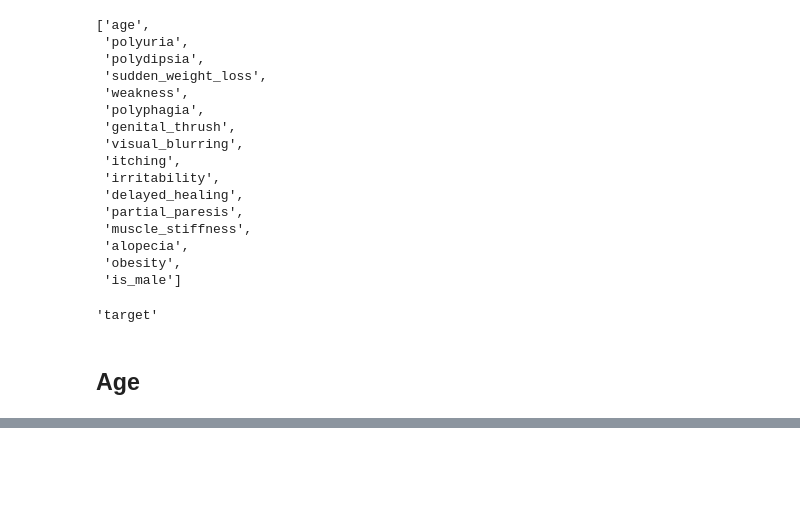
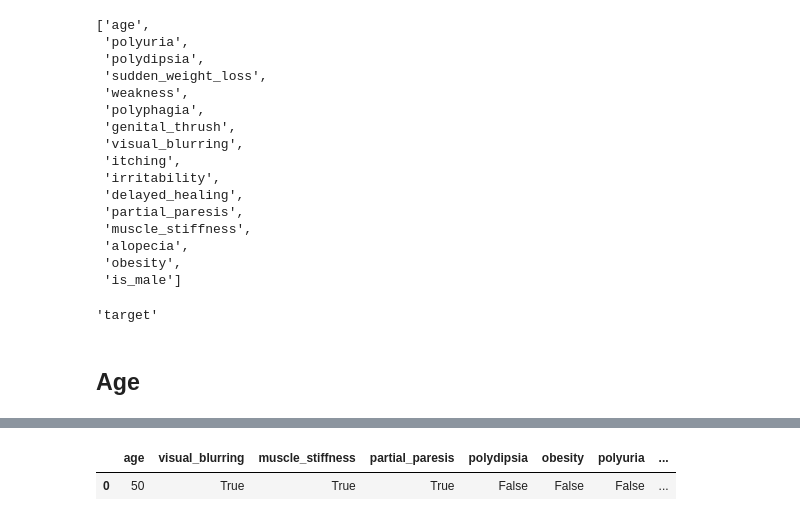
Before and after one commit to xcao38/ua-plotly-demo, a Jupyter notebook: notebooks/diabetes_notebook.ipynb, the cells around one changed output, grey strips where cells are left out. Drawn from its saved outputs; the diff is of its cells as text; code cells hidden in the pictures; blank space fills up the shorter version.

```diff
--- a/notebooks/diabetes_notebook.ipynb
+++ b/notebooks/diabetes_notebook.ipynb
@@ -189,0 +300,14 @@ target_col
+# %%
+selected_symptoms = ['visual_blurring', 'muscle_stiffness', 'partial_paresis', ]
+# %%
+cols = ['polydipsia', 'obesity', 'polyuria', 'sudden_weight_loss',
+                     'irritability', 'weakness', 'polyphagia', 'genital_thrush',
+                     'visual_blurring', 'muscle_stiffness', 'partial_paresis',
+                     'delayed_healing', 'itching', 'alopecia', 'is_male']
+
+true_dict = {c:c==s for  c in cols for s in selected_symptoms if c==s}
+false_dict = {i:False for i in cols if i not in true_dict.keys()}
+final_dict = {"age": 50}
+final_dict.update(true_dict)
+final_dict.update(false_dict)
+model.predict_proba(pd.DataFrame.from_dict(final_dict,orient='index').T)
@@ -189,0 +333,5 @@ target_col
+# %%
+pd.DataFrame.from_dict(final_dict,orient='index')
+# %% [output]
+|  | age | visual_blurring | muscle_stiffness | partial_paresis | polydipsia | obesity | polyuria | ... |
+| 0 | 50 | True | True | True | False | False | False | ... |
```
Also changed, not shown: parts of 43 cells of this notebook, 2 other files.
